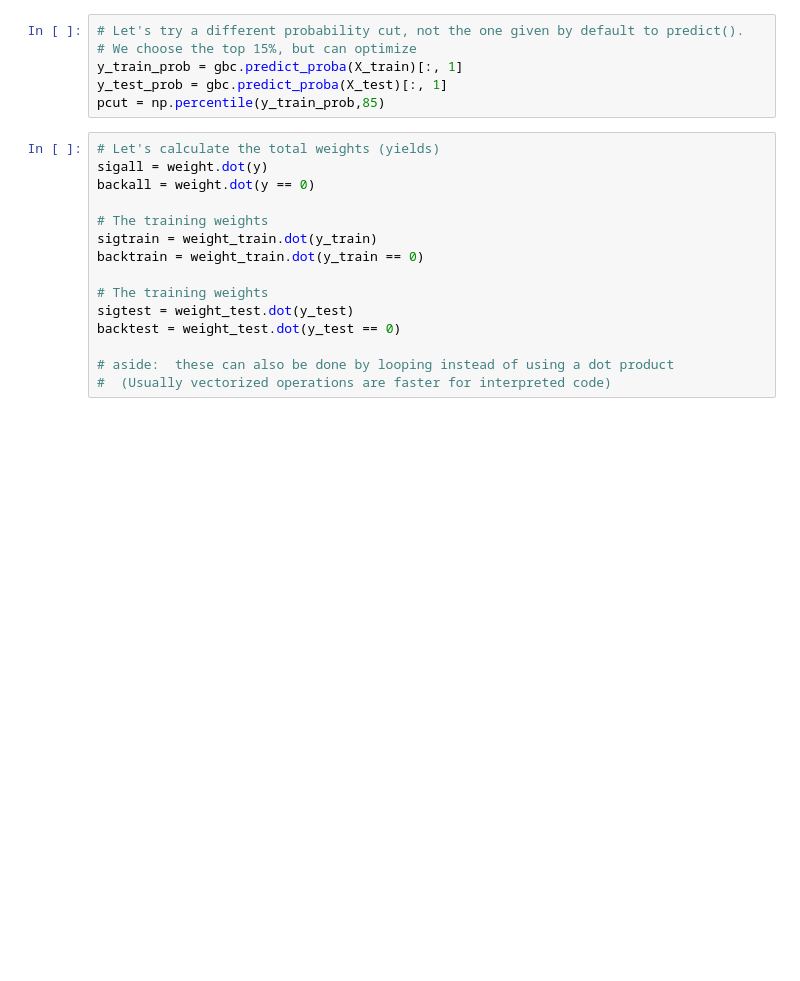
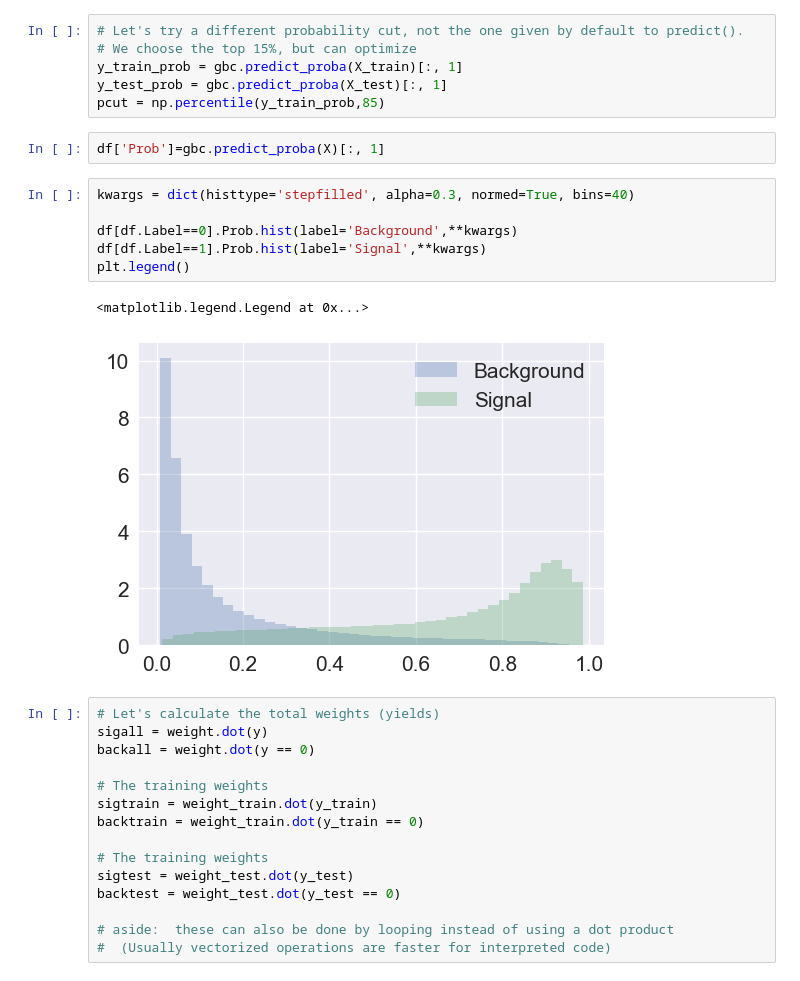
Before and after one commit to gdxd/LMU_DA_ML_18, a Jupyter notebook: HiggsChallenge.ipynb, the cells around one changed output. Drawn from its saved outputs; the diff is of its cells as text; blank space fills up the shorter version.

```diff
--- a/HiggsChallenge.ipynb
+++ b/HiggsChallenge.ipynb
@@ -133,6 +132,17 @@ def ams(s,b):
 y_train_prob = gbc.predict_proba(X_train)[:, 1]
 y_test_prob = gbc.predict_proba(X_test)[:, 1]
 pcut = np.percentile(y_train_prob,85)
+# %%
+df['Prob']=gbc.predict_proba(X)[:, 1]
+# %%
+kwargs = dict(histtype='stepfilled', alpha=0.3, normed=True, bins=40)
+
+df[df.Label==0].Prob.hist(label='Background',**kwargs)
+df[df.Label==1].Prob.hist(label='Signal',**kwargs)
+plt.legend()
+# %% [output]
+<matplotlib.legend.Legend at 0x...>
+[figure, added]
 # %%
 # Let's calculate the total weights (yields)
 sigall = weight.dot(y)
```
Also changed, not shown: parts of 2 cells of this notebook.
